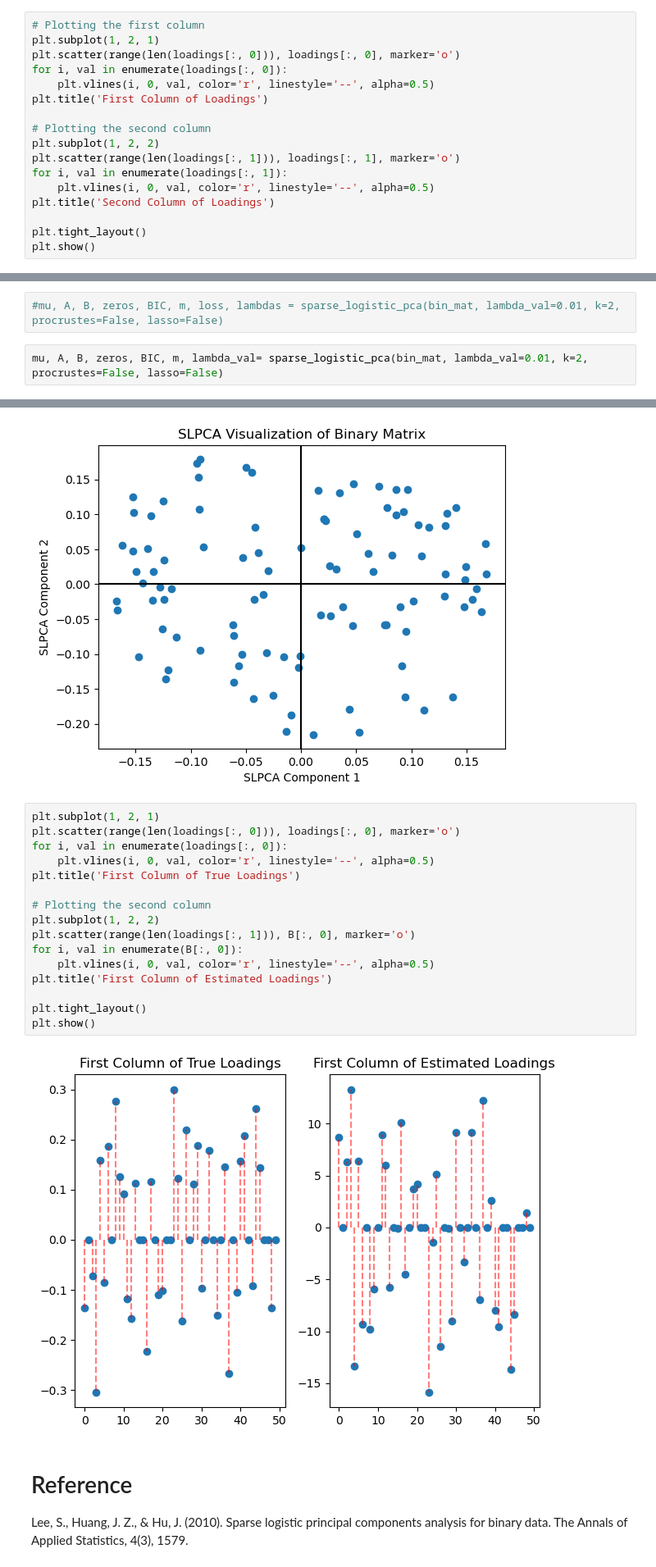
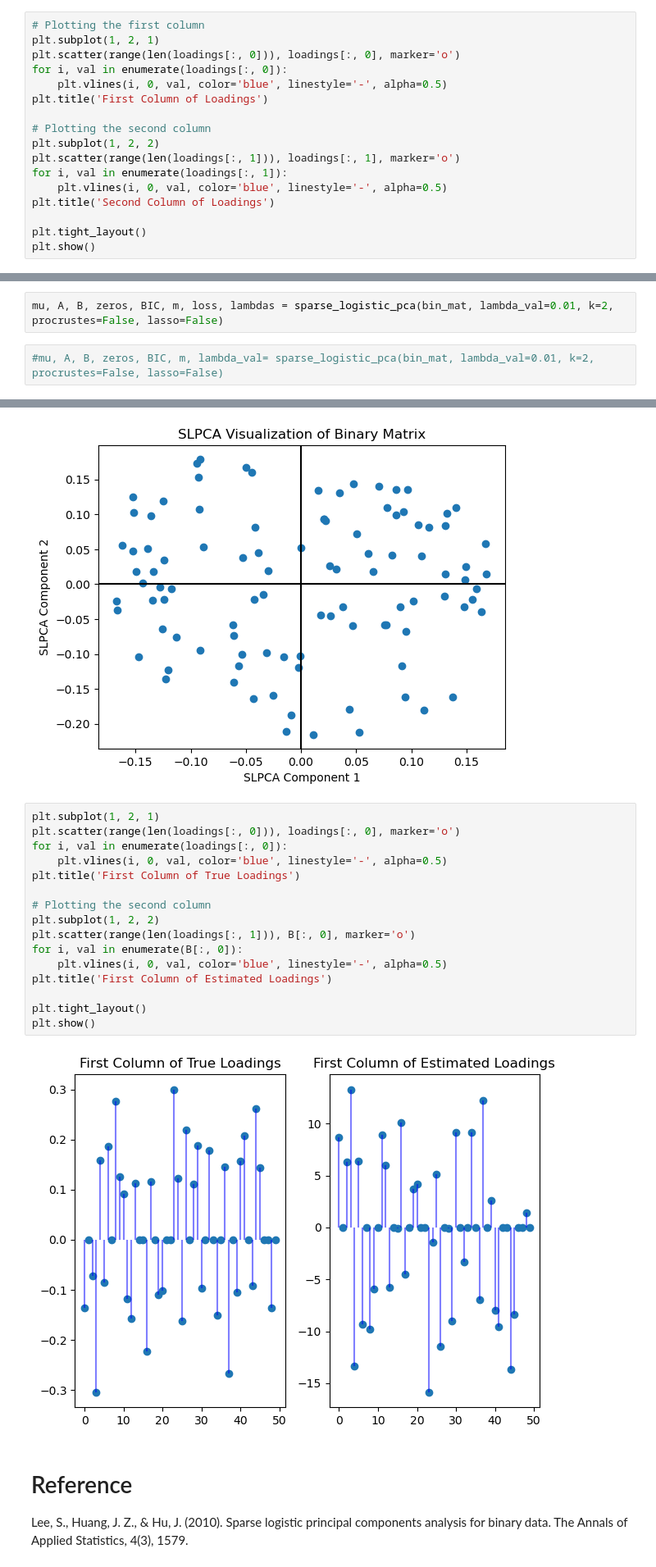
Before and after one commit to andyzhangstat/SLSVD, a Jupyter notebook: docs/example.ipynb, the cells around one changed output, grey strips where cells are left out. Shown at 82% size. Drawn from its saved outputs; the diff is of its cells as text.

```diff
--- a/docs/example.ipynb
+++ b/docs/example.ipynb
@@ -22,14 +34,14 @@ bin_mat, loadings, scores, diagonal=generate_data(n=100, d=50, rank=2, random_se
 plt.subplot(1, 2, 1)
 plt.scatter(range(len(loadings[:, 0])), loadings[:, 0], marker='o')
 for i, val in enumerate(loadings[:, 0]):
-    plt.vlines(i, 0, val, color='r', linestyle='--', alpha=0.5)
+    plt.vlines(i, 0, val, color='blue', linestyle='-', alpha=0.5)
 plt.title('First Column of Loadings')
 
 # Plotting the second column
 plt.subplot(1, 2, 2)
 plt.scatter(range(len(loadings[:, 1])), loadings[:, 1], marker='o')
 for i, val in enumerate(loadings[:, 1]):
-    plt.vlines(i, 0, val, color='r', linestyle='--', alpha=0.5)
+    plt.vlines(i, 0, val, color='blue', linestyle='-', alpha=0.5)
 plt.title('Second Column of Loadings')
 
 plt.tight_layout()
@@ -56,7 +70,7 @@ from slsvd.slsvd import sparse_logistic_pca
 # %%
-#mu, A, B, zeros, BIC, m, loss, lambdas = sparse_logistic_pca(bin_mat, lambda_val=0.01, k=2, procrustes=False, lasso=False)
+mu, A, B, zeros, BIC, m, loss, lambdas = sparse_logistic_pca(bin_mat, lambda_val=0.01, k=2, procrustes=False, lasso=False)
 # %%
-mu, A, B, zeros, BIC, m, lambda_val= sparse_logistic_pca(bin_mat, lambda_val=0.01, k=2, procrustes=False, lasso=False)
+#mu, A, B, zeros, BIC, m, lambda_val= sparse_logistic_pca(bin_mat, lambda_val=0.01, k=2, procrustes=False, lasso=False)
 # %%
 iterations = np.arange(1, len(loss) + 1)
 
@@ -122,21 +136,21 @@ plt.show()
 # %%
 plt.subplot(1, 2, 1)
 plt.scatter(range(len(loadings[:, 0])), loadings[:, 0], marker='o')
 for i, val in enumerate(loadings[:, 0]):
-    plt.vlines(i, 0, val, color='r', linestyle='--', alpha=0.5)
+    plt.vlines(i, 0, val, color='blue', linestyle='-', alpha=0.5)
 plt.title('First Column of True Loadings')
 
 # Plotting the second column
 plt.subplot(1, 2, 2)
 plt.scatter(range(len(loadings[:, 1])), B[:, 0], marker='o')
 for i, val in enumerate(B[:, 0]):
-    plt.vlines(i, 0, val, color='r', linestyle='--', alpha=0.5)
+    plt.vlines(i, 0, val, color='blue', linestyle='-', alpha=0.5)
 plt.title('First Column of Estimated Loadings')
 
 plt.tight_layout()
 plt.show()
 # %% [output]
-[figure, old version]
+[figure, new version]
 # %% [markdown]
 # Reference
 
```
Also changed, not shown: parts of 6 cells of this notebook, 4 other files.
